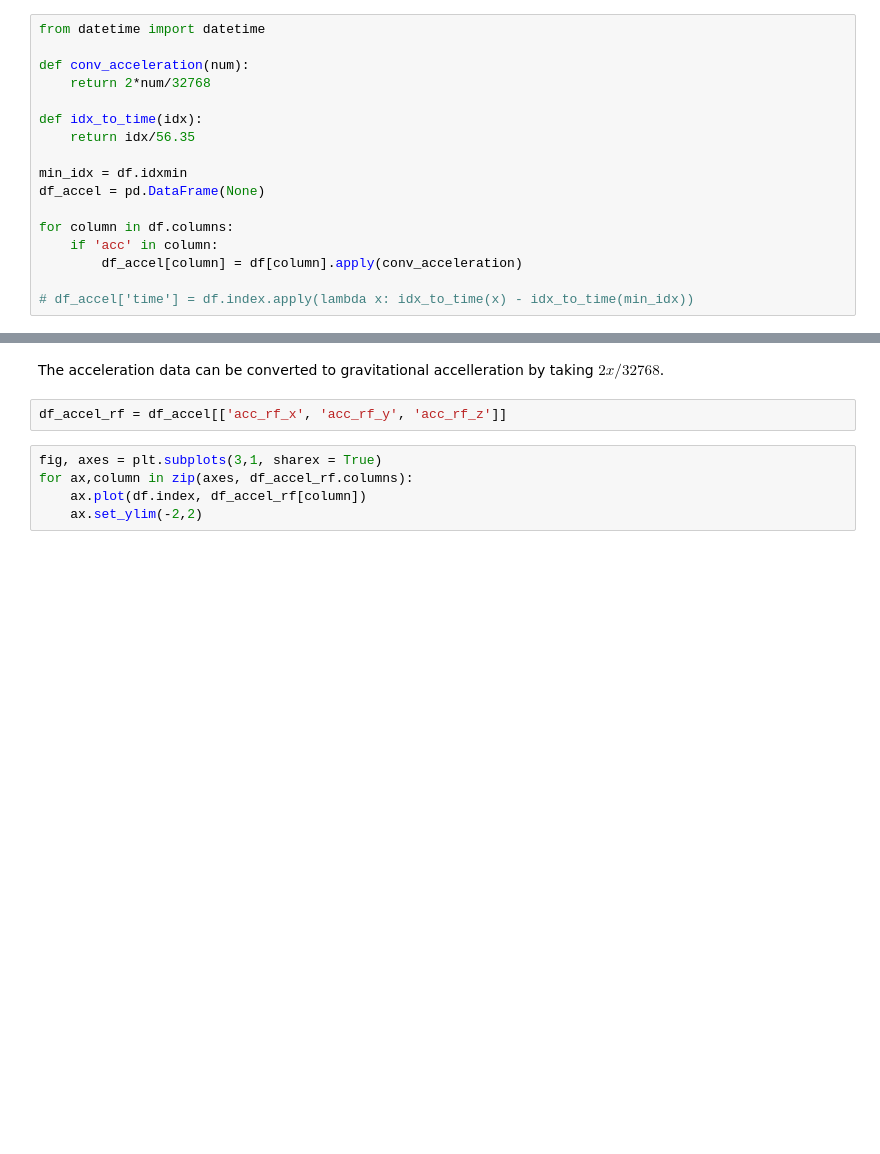
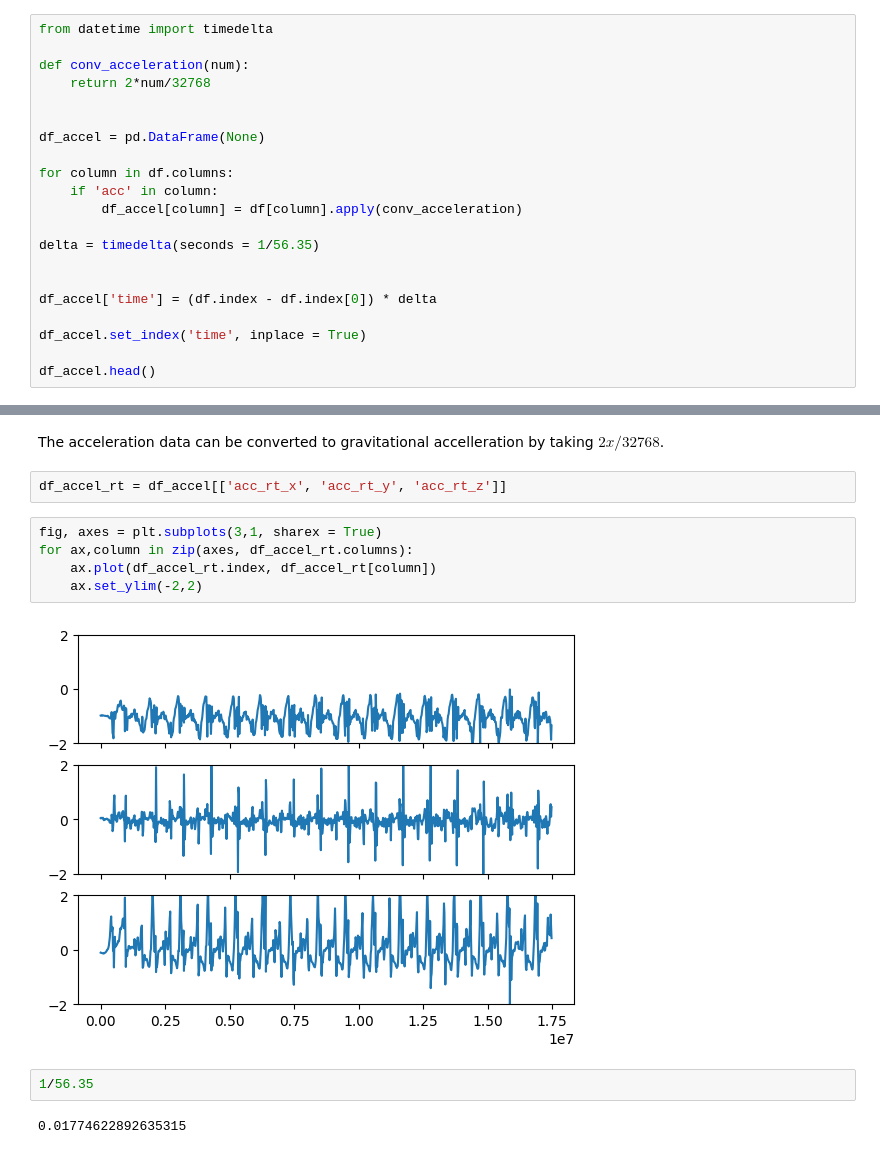
Before and after one commit to dbossaller/Gait-Analysis-Using-TDA, a Jupyter notebook: human_gait.ipynb, the cells around one changed output, grey strips where cells are left out. Cells and saved outputs as stored; diff of their text form; blank space fills up the shorter version.

```diff
--- a/human_gait.ipynb
+++ b/human_gait.ipynb
@@ -22,17 +42,21 @@ df.index
 # %%
-from datetime import datetime
+from datetime import timedelta
 
 def conv_acceleration(num):
     return 2*num/32768
 
-def idx_to_time(idx):
-    return idx/56.35
 
-min_idx = df.idxmin
 df_accel = pd.DataFrame(None)
 
 for column in df.columns:
     if 'acc' in column:
         df_accel[column] = df[column].apply(conv_acceleration)
 
-# df_accel['time'] = df.index.apply(lambda x: idx_to_time(x) - idx_to_time(min_idx))
+delta = timedelta(seconds = 1/56.35)
+
+
+df_accel['time'] = (df.index - df.index[0]) * delta
+
+df_accel.set_index('time', inplace = True)
+
+df_accel.head()
@@ -39,9 +71,15 @@ for column in df.columns:
 # %% [markdown]
 The acceleration data can be converted to gravitational accelleration by taking $2x/32768$.
 # %%
-df_accel_rf = df_accel[['acc_rf_x', 'acc_rf_y', 'acc_rf_z']]
+df_accel_rt = df_accel[['acc_rt_x', 'acc_rt_y', 'acc_rt_z']]
 # %%
 fig, axes = plt.subplots(3,1, sharex = True)
-for ax,column in zip(axes, df_accel_rf.columns):
-    ax.plot(df.index, df_accel_rf[column])
+for ax,column in zip(axes, df_accel_rt.columns):
+    ax.plot(df_accel_rt.index, df_accel_rt[column])
     ax.set_ylim(-2,2)
+# %% [output]
+[figure, added]
+# %%
+1/56.35
+# %% [output]
+0.01774622892635315
```
Also changed, not shown: parts of 5 cells of this notebook, 1 other file.
